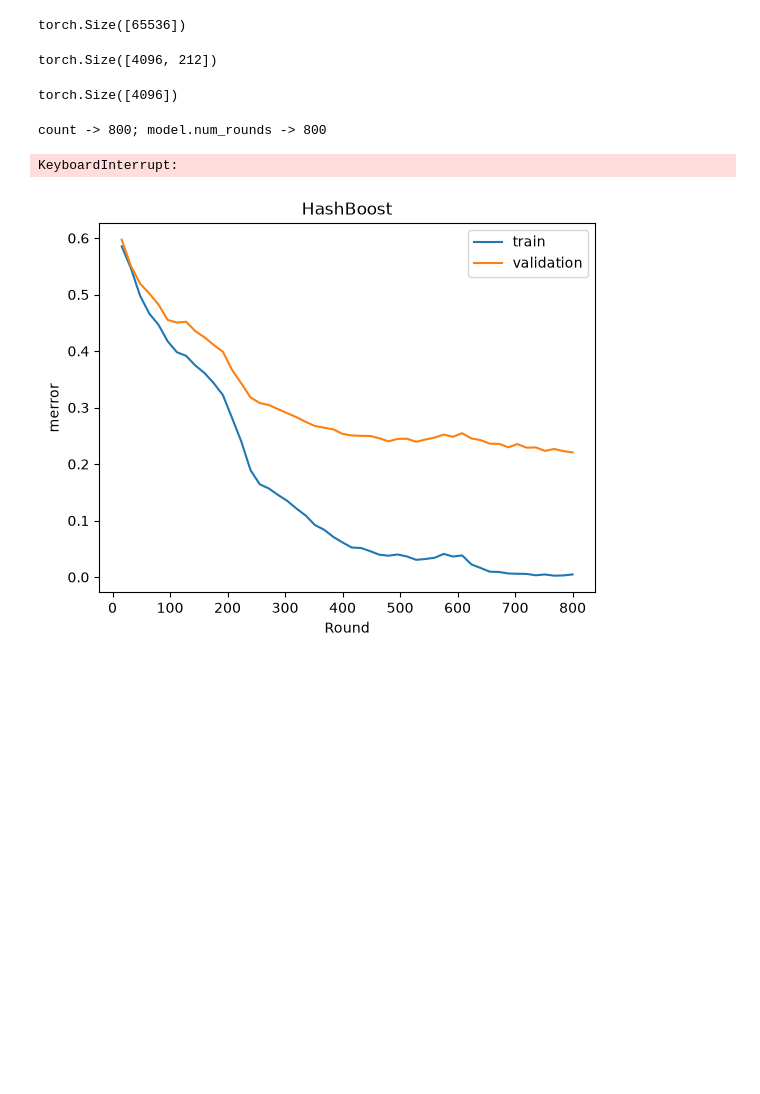
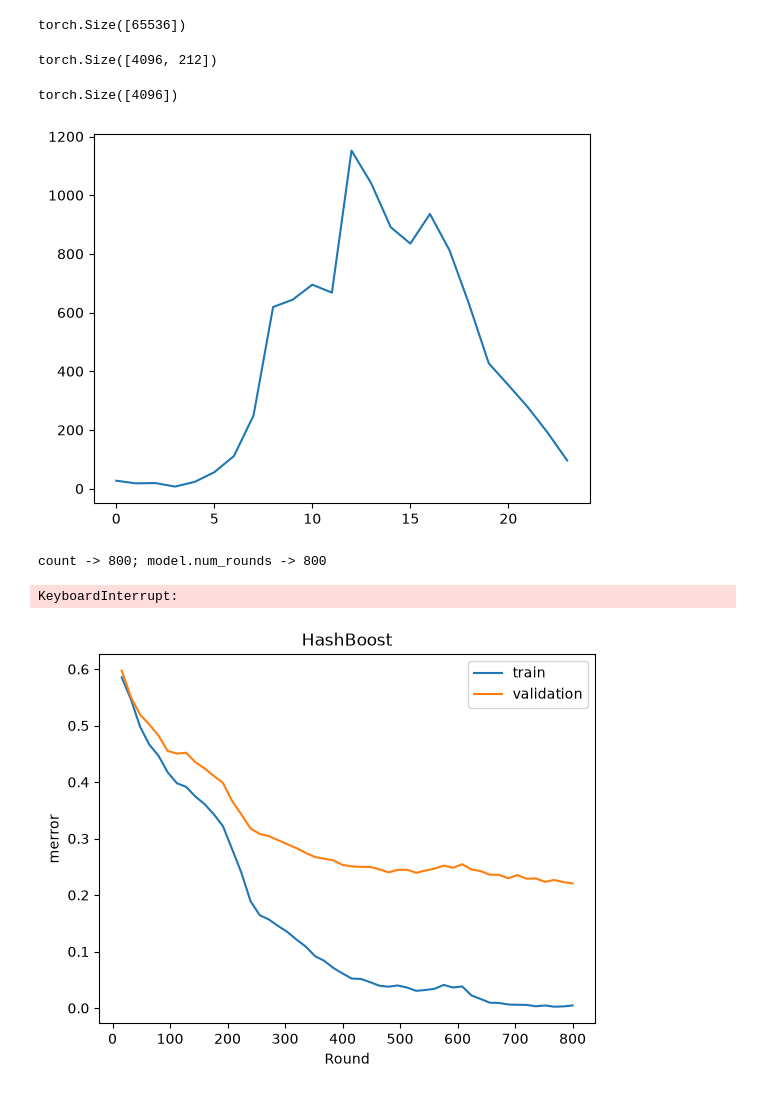
Before and after one commit to minip8/FIT2082, a Jupyter notebook: notebooks/compare.ipynb, the cells around one changed output. Cells and saved outputs as stored; diff of their text form; code cells hidden in the pictures; blank space fills up the shorter version.

```diff
--- a/notebooks/compare.ipynb
+++ b/notebooks/compare.ipynb
@@ -129,6 +129,11 @@ torch.Size([65536, 212])
 torch.Size([65536])
 torch.Size([4096, 212])
 torch.Size([4096])
+# %%
+plt.plot(X_TR_raw[0][0].cpu())
+plt.show()
+# %% [output]
+[figure, added]
 # %%
 hb_params = {
     "num_classes": int(num_classes),
```
